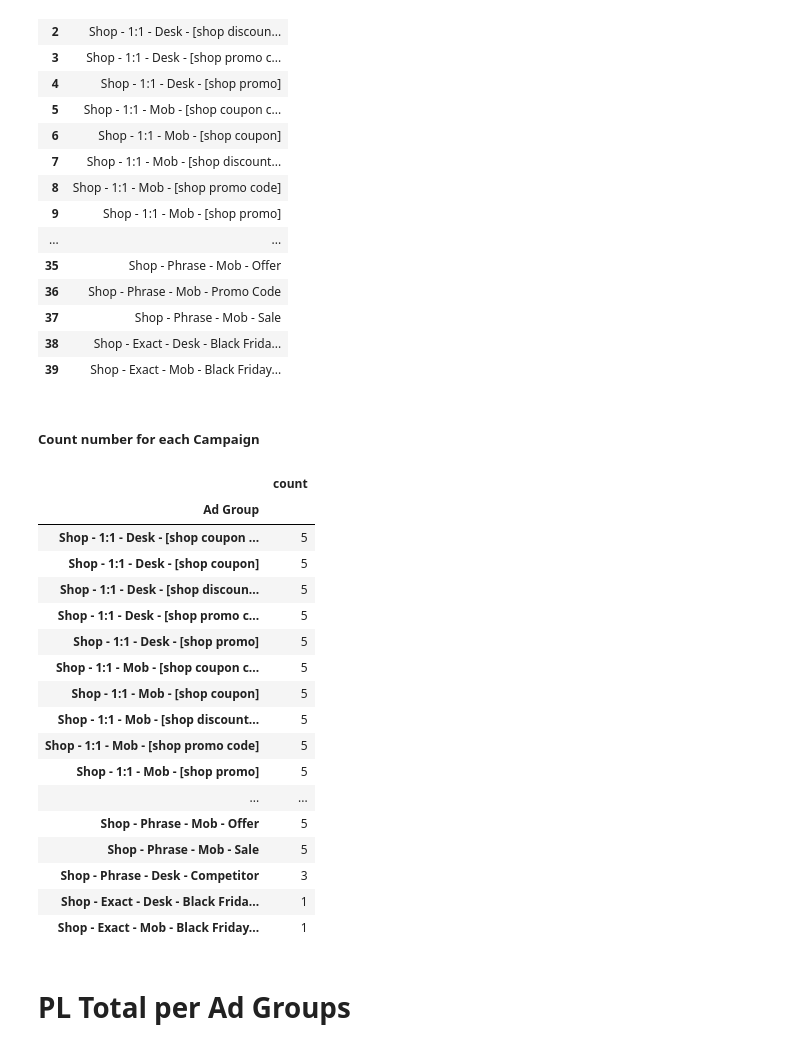
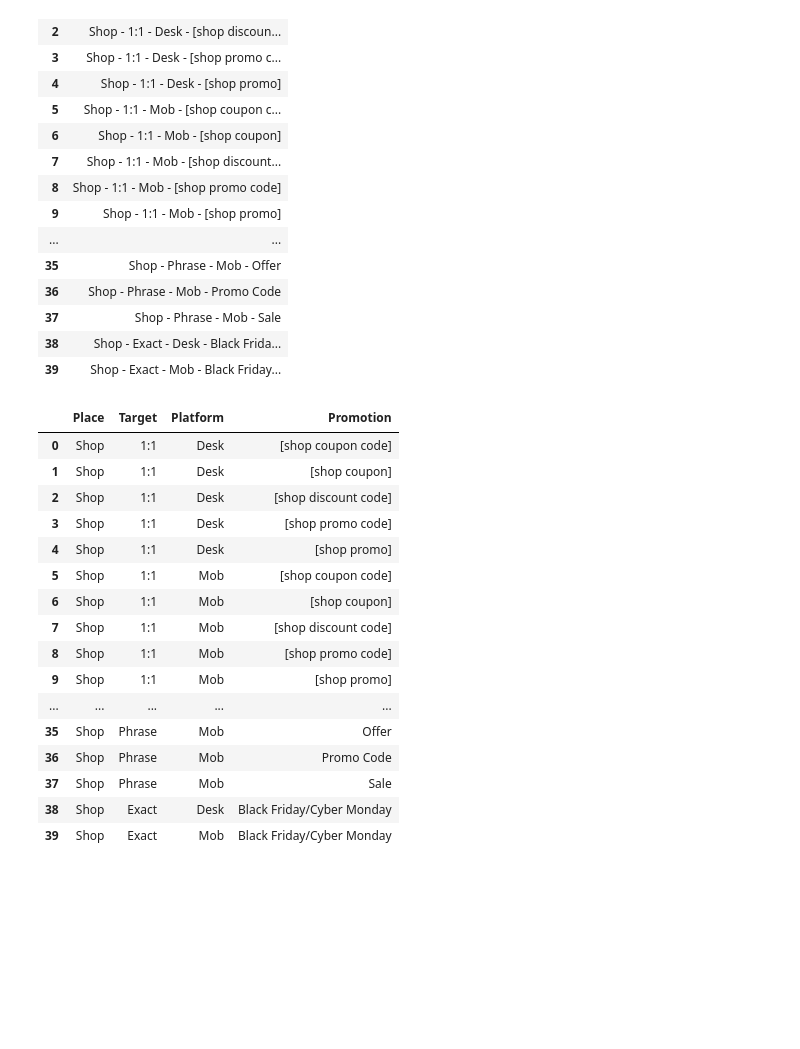
Before and after one commit to Evank2023/Portfolio, a Jupyter notebook: Pocket Blue Shopping Mall Compaign Analysis.ipynb, the cells around one changed output. Saved outputs shown, nothing was run; the diff lists cells and outputs as text; code cells hidden in the pictures; blank space fills up the shorter version.

```diff
--- a/Pocket Blue Shopping Mall Compaign Analysis.ipynb
+++ b/Pocket Blue Shopping Mall Compaign Analysis.ipynb
@@ -160,30 +125,27 @@ AD_Group_Unique_df
 | 37 | Shop - Phrase - Mob - Sale |
 | 38 | Shop - Exact - Desk - Black Frida... |
 | 39 | Shop - Exact - Mob - Black Friday... |
-# %% [markdown]
-##### Count number for each Campaign
-# %%
-AD_Group_Count = Campaign_Data['Ad Group'].value_counts()
-AD_Group_Count_df = pd.DataFrame(AD_Group_Count)
-AD_Group_Count_df
-# %% [output]
-|  | count |
-| Ad Group |  |
-| Shop - 1:1 - Desk - [shop coupon ... | 5 |
-| Shop - 1:1 - Desk - [shop coupon] | 5 |
-| Shop - 1:1 - Desk - [shop discoun... | 5 |
-| Shop - 1:1 - Desk - [shop promo c... | 5 |
-| Shop - 1:1 - Desk - [shop promo] | 5 |
-| Shop - 1:1 - Mob - [shop coupon c... | 5 |
-| Shop - 1:1 - Mob - [shop coupon] | 5 |
-| Shop - 1:1 - Mob - [shop discount... | 5 |
-| Shop - 1:1 - Mob - [shop promo code] | 5 |
-| Shop - 1:1 - Mob - [shop promo] | 5 |
-| ... | ... |
-| Shop - Phrase - Mob - Offer | 5 |
-| Shop - Phrase - Mob - Sale | 5 |
-| Shop - Phrase - Desk - Competitor | 3 |
-| Shop - Exact - Desk - Black Frida... | 1 |
-| Shop - Exact - Mob - Black Friday... | 1 |
-# %% [markdown]
-# PL Total per Ad Groups
+# %%
+# Split the 'Ad Groups' column into multiple columns to create a new DataFrame
+
+AD_Group_Split = AD_Group_Unique_df['Ad Groups'].str.split(' - ', expand=True)
+AD_Group_Split.columns = ['Place', 'Target', 'Platform', 'Promotion']
+AD_Group_Split
+# %% [output]
+|  | Place | Target | Platform | Promotion |
+| 0 | Shop | 1:1 | Desk | [shop coupon code] |
+| 1 | Shop | 1:1 | Desk | [shop coupon] |
+| 2 | Shop | 1:1 | Desk | [shop discount code] |
+| 3 | Shop | 1:1 | Desk | [shop promo code] |
+| 4 | Shop | 1:1 | Desk | [shop promo] |
+| 5 | Shop | 1:1 | Mob | [shop coupon code] |
+| 6 | Shop | 1:1 | Mob | [shop coupon] |
+| 7 | Shop | 1:1 | Mob | [shop discount code] |
+| 8 | Shop | 1:1 | Mob | [shop promo code] |
+| 9 | Shop | 1:1 | Mob | [shop promo] |
+| ... | ... | ... | ... | ... |
+| 35 | Shop | Phrase | Mob | Offer |
+| 36 | Shop | Phrase | Mob | Promo Code |
+| 37 | Shop | Phrase | Mob | Sale |
+| 38 | Shop | Exact | Desk | Black Friday/Cyber Monday |
+| 39 | Shop | Exact | Mob | Black Friday/Cyber Monday |
```
Also changed, not shown: parts of 24 cells of this notebook.
